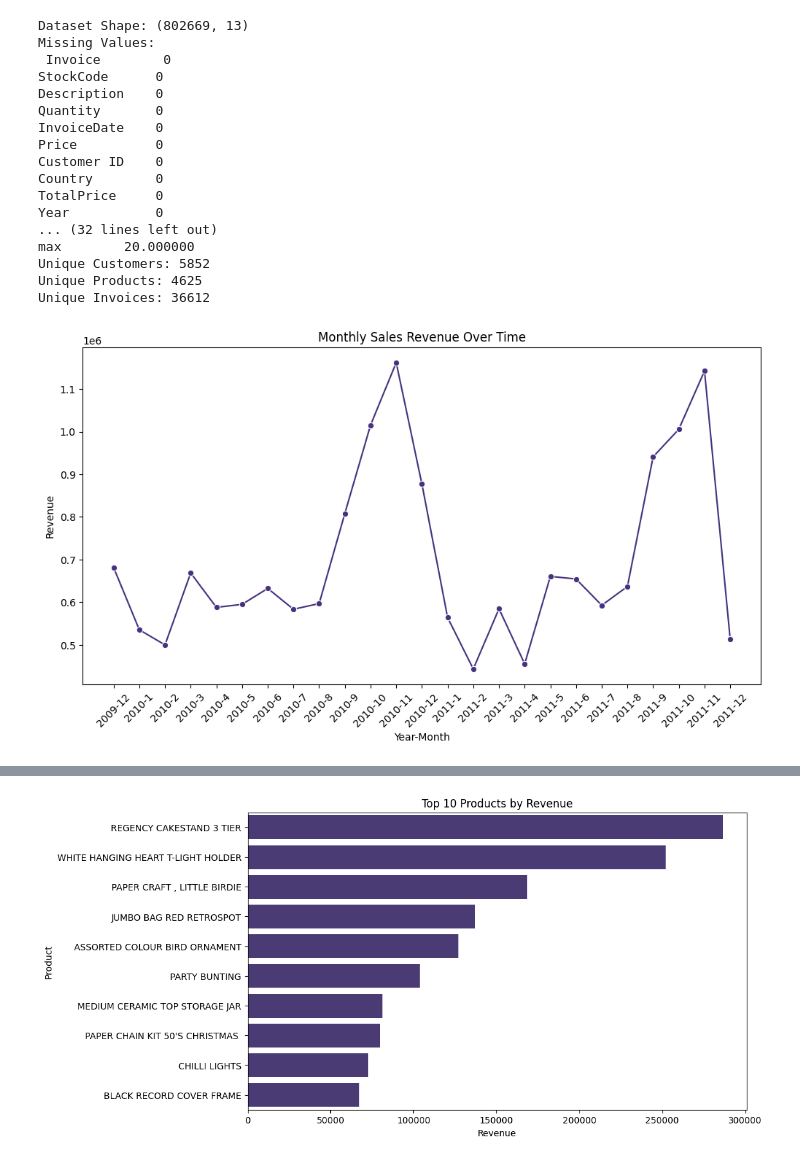
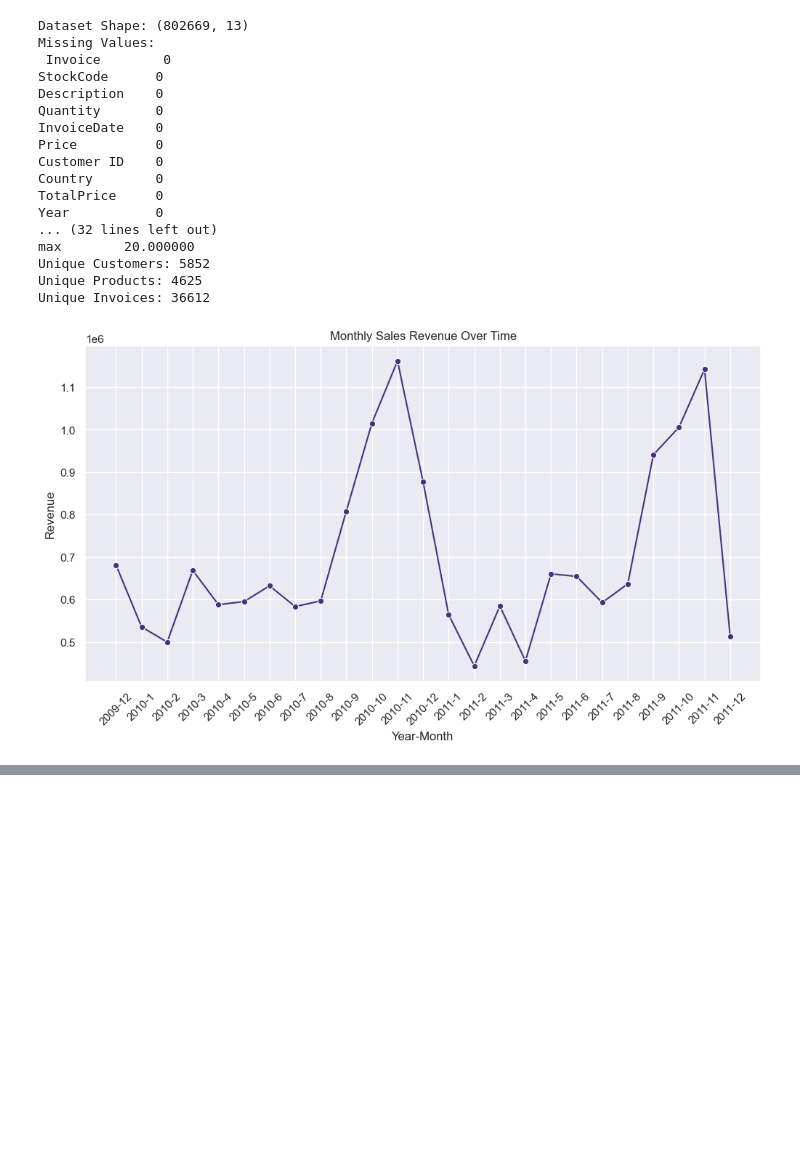
Before and after one commit to pasindipamodagamage/Python-for-Data-Science-and-AI-Module, a Jupyter notebook: Data_Cleaning_&_Preprocessing.ipynb, the cells around one changed output, grey strips where cells are left out. Saved outputs shown, nothing was run; the diff lists cells and outputs as text; code cells hidden in the pictures; blank space fills up the shorter version.

Commit message:
add full completed Exploratory Data Analysis and Data Visualization

```diff
--- a/Data_Cleaning_&_Preprocessing.ipynb
+++ b/Data_Cleaning_&_Preprocessing.ipynb
@@ -50,8 +50,7 @@ import matplotlib.pyplot as plt
 import seaborn as sns
 
 # Configure visualization style
-# plt.style.use("seaborn")
-sns.set_palette("viridis")
+sns.set_theme(style="darkgrid", palette="viridis")
 
 # Load cleaned dataset
 df = pd.read_csv("online_retail_cleaned.csv")
@@ -177,31 +176,31 @@ plt.title("Average Order Value: Wholesalers vs Retail Customers")
 plt.show()
 
 plt.figure(figsize=(8,5))
 sns.countplot(x="CustomerType", data=df)
 plt.title("Order Count: Wholesalers vs Retail Customers")
 plt.show()
 # %% [output]
 |  | Invoice | StockCode | Description | Quantity | InvoiceDate | Price | Customer ID | Country | TotalPrice | ... |
 | 0 | 489434 | 85048 | 15CM CHRISTMAS GLASS BALL 20 LIGHTS | 12 | 2009-12-01 07:45:00 | 6.95 | 13085 | United Kingdom | 83.4 | ... |
 | 1 | 489434 | 79323P | PINK CHERRY LIGHTS | 12 | 2009-12-01 07:45:00 | 6.75 | 13085 | United Kingdom | 81.0 | ... |
 | 2 | 489434 | 79323W | WHITE CHERRY LIGHTS | 12 | 2009-12-01 07:45:00 | 6.75 | 13085 | United Kingdom | 81.0 | ... |
 | 3 | 489434 | 22041 | RECORD FRAME 7" SINGLE SIZE | 48 | 2009-12-01 07:45:00 | 2.10 | 13085 | United Kingdom | 100.8 | ... |
 | 4 | 489434 | 21232 | STRAWBERRY CERAMIC TRINKET BOX | 24 | 2009-12-01 07:45:00 | 1.25 | 13085 | United Kingdom | 30.0 | ... |
 Dataset Shape: (802669, 13)
 Missing Values:
  Invoice        0
 StockCode      0
 Description    0
 Quantity       0
 InvoiceDate    0
 Price          0
 Customer ID    0
 Country        0
 TotalPrice     0
 Year           0
 ... (32 lines left out)
 max        20.000000
 Unique Customers: 5852
 Unique Products: 4625
 Unique Invoices: 36612
-[figure, old version]
+[figure, new version]
@@ -210 +206,0 @@ Unique Invoices: 36612
-[figure, removed]
```
Also changed, not shown: parts of 1 cell of this notebook.
